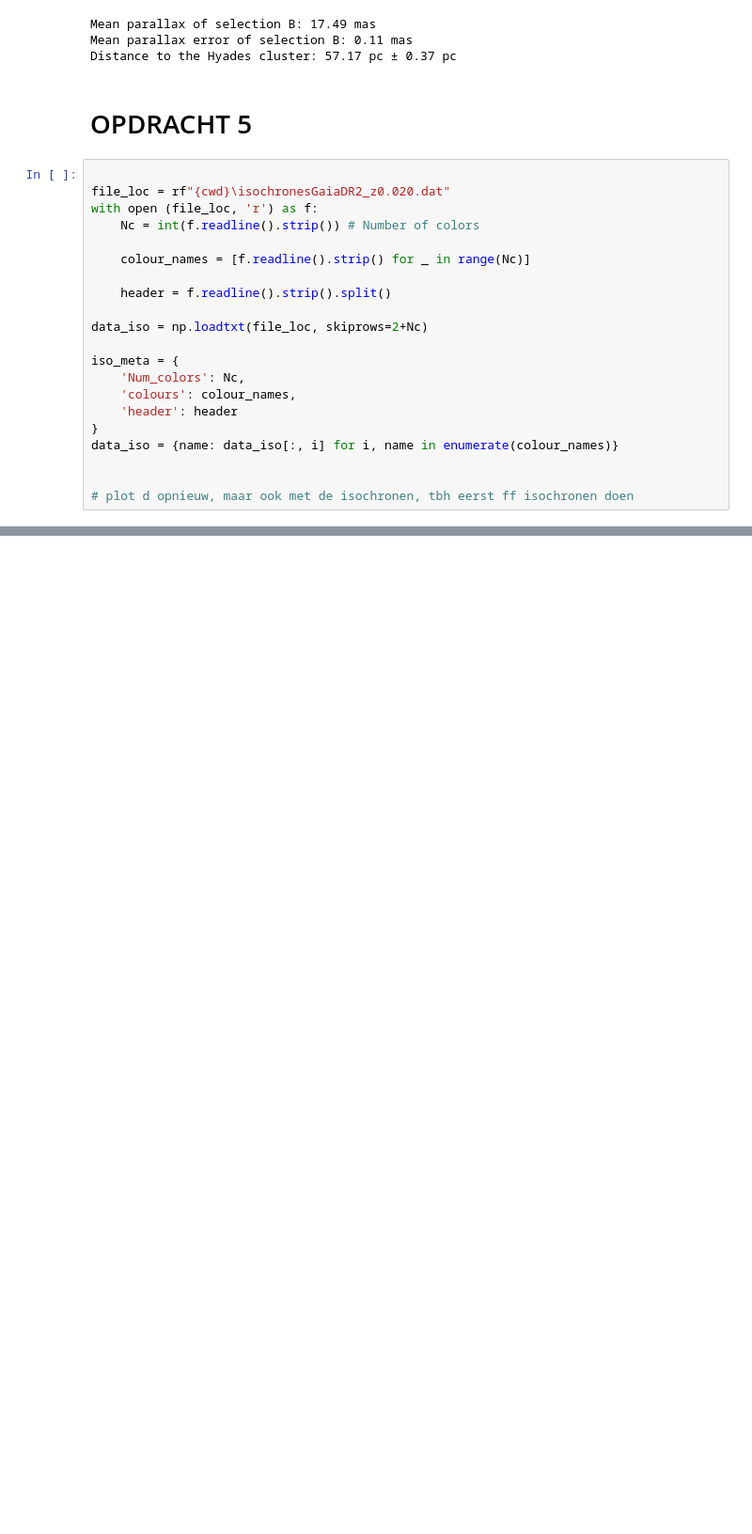
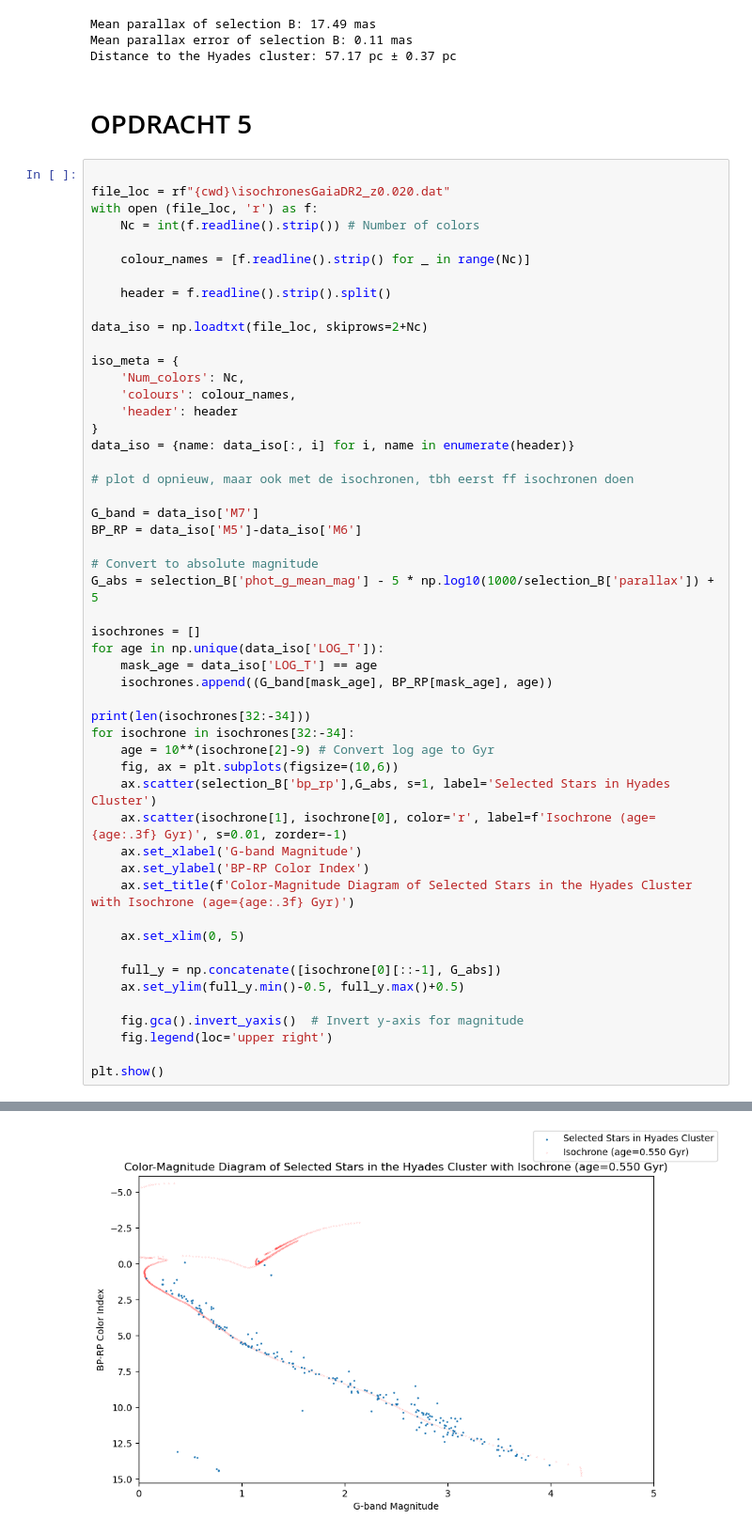
Before and after one commit to TheCaspeer/Universiteit-Leiden, a Jupyter notebook: year1_semester2/Praktische_Sterrenkunde/Opdracht4/hyades.ipynb, the cells around one changed output, grey strips where cells are left out. Shown at 94% size. Drawn from its saved outputs; the diff is of its cells as text; blank space fills up the shorter version.

```diff
--- a/year1_semester2/Praktische_Sterrenkunde/Opdracht4/hyades.ipynb
+++ b/year1_semester2/Praktische_Sterrenkunde/Opdracht4/hyades.ipynb
@@ -157,7 +161,38 @@ iso_meta = {
     'colours': colour_names,
     'header': header
 }
-data_iso = {name: data_iso[:, i] for i, name in enumerate(colour_names)}
-
+data_iso = {name: data_iso[:, i] for i, name in enumerate(header)}
 
 # plot d opnieuw, maar ook met de isochronen, tbh eerst ff isochronen doen
+
+G_band = data_iso['M7']
+BP_RP = data_iso['M5']-data_iso['M6']
+
+# Convert to absolute magnitude
+G_abs = selection_B['phot_g_mean_mag'] - 5 * np.log10(1000/selection_B['parallax']) + 5
+
+isochrones = []
+for age in np.unique(data_iso['LOG_T']):
+    mask_age = data_iso['LOG_T'] == age
+    isochrones.append((G_band[mask_age], BP_RP[mask_age], age))
+
+print(len(isochrones[32:-34]))
+for isochrone in isochrones[32:-34]:
+    age = 10**(isochrone[2]-9) # Convert log age to Gyr
+    fig, ax = plt.subplots(figsize=(10,6))
+    ax.scatter(selection_B['bp_rp'],G_abs, s=1, label='Selected Stars in Hyades Cluster')
+    ax.scatter(isochrone[1], isochrone[0], color='r', label=f'Isochrone (age={age:.3f} Gyr)', s=0.01, zorder=-1)
+    ax.set_xlabel('G-band Magnitude')
+    ax.set_ylabel('BP-RP Color Index')
+    ax.set_title(f'Color-Magnitude Diagram of Selected Stars in the Hyades Cluster with Isochrone (age={age:.3f} Gyr)')
+
+    ax.set_xlim(0, 5)
+
+    full_y = np.concatenate([isochrone[0][::-1], G_abs])
+    ax.set_ylim(full_y.min()-0.5, full_y.max()+0.5)
+
+    fig.gca().invert_yaxis()  # Invert y-axis for magnitude
+    fig.legend(loc='upper right')
+
+plt.show()
+# %% [output]
@@ -163,0 +200 @@ data_iso = {name: data_iso[:, i] for i, name in enumerate(colour_names)}
+[figure, added]
```
Also changed, not shown: parts of 4 cells of this notebook.
